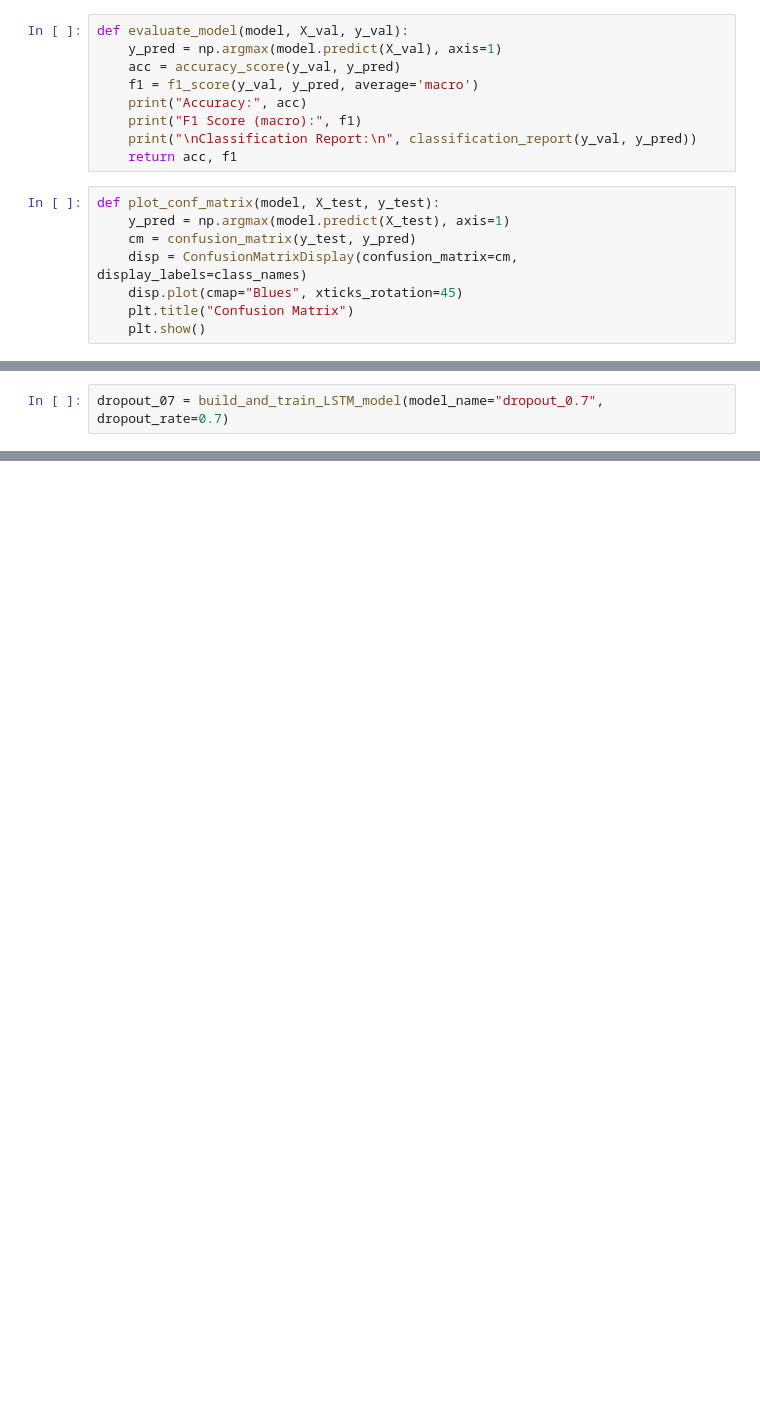
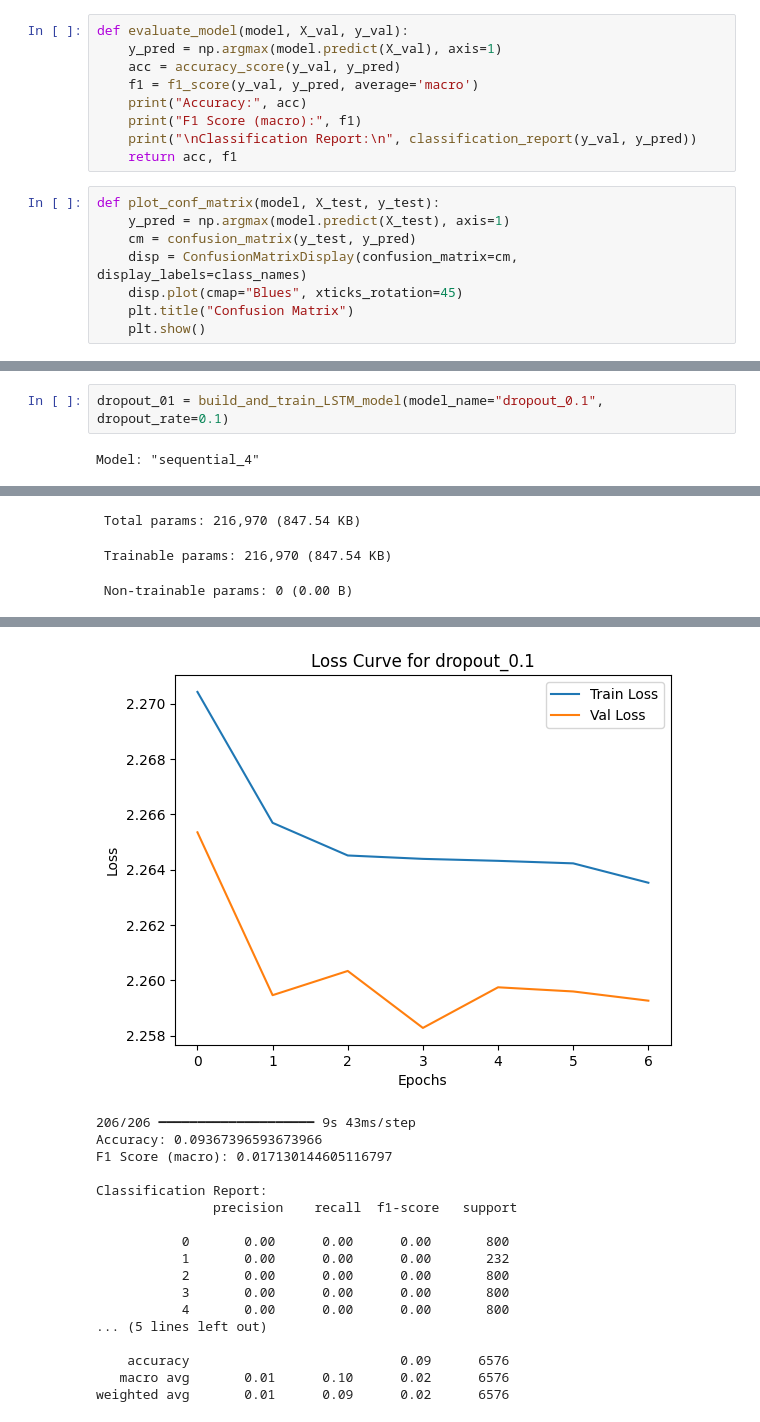
Before and after one commit to Mohamed-Mohamed-Ibrahim/Environmental-Sound-Classification, a Jupyter notebook: LSTM.ipynb, the cells around one changed output, grey strips where cells are left out. Cells and saved outputs as stored; diff of their text form; blank space fills up the shorter version.

```diff
--- a/LSTM.ipynb
+++ b/LSTM.ipynb
@@ -96,2 +356,4 @@ dropout_03 =build_and_train_LSTM_model(model_name="dropout_0.3", dropout_rate=0.
 # %%
-dropout_07 = build_and_train_LSTM_model(model_name="dropout_0.7", dropout_rate=0.7)
+dropout_01 = build_and_train_LSTM_model(model_name="dropout_0.1", dropout_rate=0.1)
+# %% [output]
+Model: "sequential_4"
@@ -97,0 +373,3 @@ dropout_07 = build_and_train_LSTM_model(model_name="dropout_0.7", dropout_rate=0
+ Total params: 216,970 (847.54 KB)
+ Trainable params: 216,970 (847.54 KB)
+ Non-trainable params: 0 (0.00 B)
@@ -97,0 +390,18 @@ dropout_07 = build_and_train_LSTM_model(model_name="dropout_0.7", dropout_rate=0
+[figure, added]
+206/206 ━━━━━━━━━━━━━━━━━━━━ 9s 43ms/step
+Accuracy: 0.09367396593673966
+F1 Score (macro): 0.017130144605116797
+
+Classification Report:
+               precision    recall  f1-score   support
+
+           0       0.00      0.00      0.00       800
+           1       0.00      0.00      0.00       232
+           2       0.00      0.00      0.00       800
+           3       0.00      0.00      0.00       800
+           4       0.00      0.00      0.00       800
+... (5 lines left out)
+
+    accuracy                           0.09      6576
+   macro avg       0.01      0.10      0.02      6576
+weighted avg       0.01      0.09      0.02      6576
```
Also changed, not shown: parts of 21 cells of this notebook.
